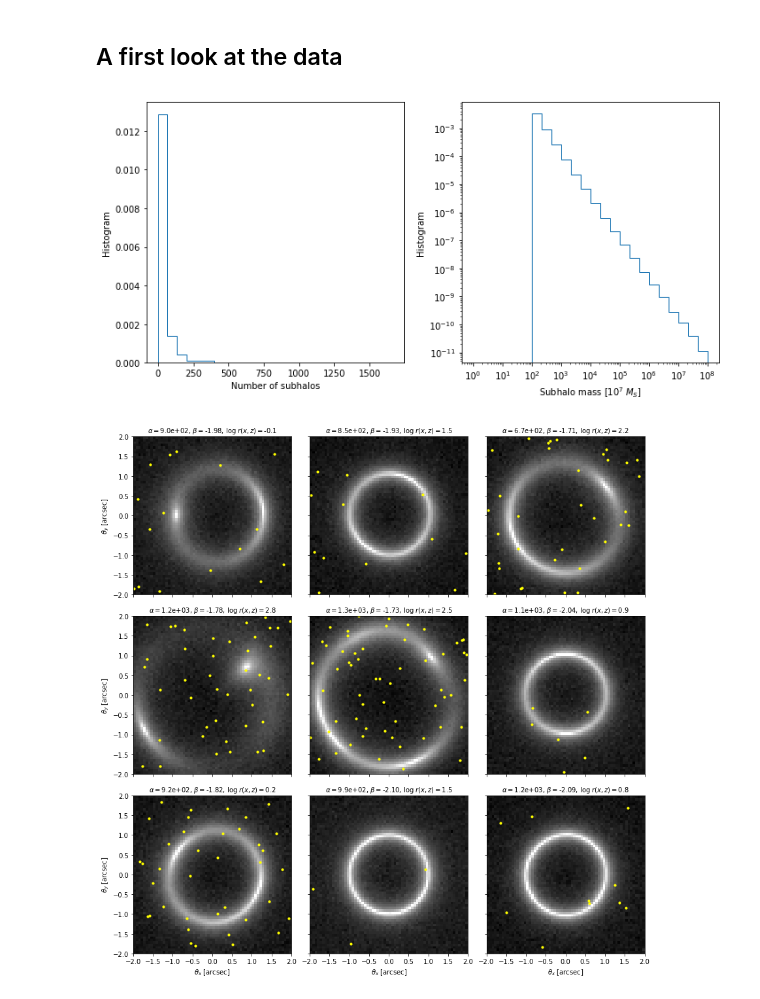
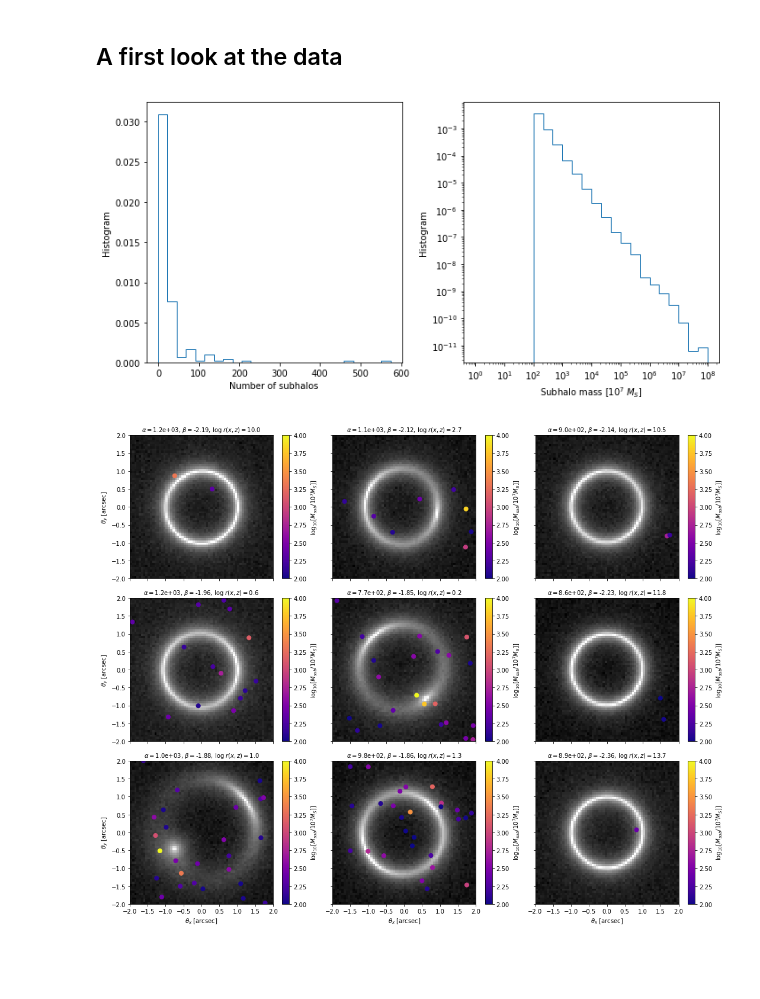
Before and after one commit to smsharma/mining-for-substructure-lens, a Jupyter notebook: notebooks/generate.ipynb, the cells around one changed output. Cells and saved outputs as stored; diff of their text form; code cells hidden in the pictures; blank space fills up the shorter version.

Commit message:
Generation from two composite hypotheses, improved subhalo visualization

```diff
--- a/notebooks/generate.ipynb
+++ b/notebooks/generate.ipynb
@@ -87,0 +84,10 @@ images, t_xz, log_r_xz, log_r_xz_uncertainties, latents = sim.rvs_score_ratio_to
+# %%
+y1 = np.ones(n_sims)
+
+x1, t_xz1, log_r_xz1, latents1 = sim.rvs_score_ratio(
+    alpha_mean,
+    beta_mean,
+    alpha,
+    beta,
+    n_sims
+)
@@ -88,8 +115,14 @@ images, t_xz, log_r_xz, log_r_xz_uncertainties, latents = sim.rvs_score_ratio_to
 # %%
+x = np.vstack((x0, x1))
+y = np.hstack((y0, y1))
+parameters = np.vstack((parameters, parameters))
+log_r_xz = np.hstack((log_r_xz0, log_r_xz1))
+t_xz = np.vstack((t_xz0, t_xz1))
+latents = latents0 + latents1
+
 r_xz = np.exp(log_r_xz, dtype=np.float64)
-y = np.zeros(n_sims)
 n_subs = np.array([v[0] for v in latents])
-m_subs = np.hstack([v[1] for v in latents])
+m_subs = [v[1] for v in latents]
 pos_subs = [np.vstack((v[2], v[3])).T for v in latents]
 # %%
 if not os.path.exists("../data"):
@@ -117,7 +149,7 @@ plt.ylabel(r'Histogram')
 # Masses
 ax = plt.subplot(1,2,2)
 bins = 10**(np.linspace(0, 8, 25))
-plt.hist(np.array(m_subs), bins=bins, histtype='step', density=True)
+plt.hist(np.hstack(m_subs), bins=bins, histtype='step', density=True)
 ax.set_xscale("log", nonposx='clip')
 ax.set_yscale("log", nonposy='clip')
 plt.xlabel(r'Subhalo mass [$10^7 \; M_S$]')
@@ -126,9 +158,9 @@ plt.ylabel(r'Histogram')
 plt.tight_layout()
 plt.show()
 # %% [output]
-[figure, old version]
+[figure, new version]
 # %%
-plt.figure(figsize=(12,12))
+plt.figure(figsize=(15,12))
 
 for i in [6,7,8,0,3,1,2,4,5]:
     if i == 6:
@@ -140,36 +172,49 @@ for i in [6,7,8,0,3,1,2,4,5]:
         ax_y = plt.subplot(3,3,i+1, sharex=ax_x)
     else:
         ax = plt.subplot(3,3,i+1, sharey=ax_y, sharex=ax_x)
 
-    plt.imshow(np.log10(images[i]), vmax=3.5, cmap='gist_gray', extent=(-2.,2.,-2.,2.), origin="lower")
-    plt.scatter(
-        pos_subs[i][:,0], pos_subs[i][:,1], s=10., color="yellow"
+    plt.imshow(
+        np.log10(x[i]),
+        vmax=3.5,
+        cmap='gist_gray',
+        extent=(-2.,2.,-2.,2.),
+        origin="lower"
     )
-
-
+    sc = plt.scatter(
+        pos_subs[i][:,0],
+        pos_subs[i][:,1],
+        s=50.,
+        c=np.log10(m_subs[i][:]),
+        cmap="plasma",
+        vmin=2.,
+        vmax=4.,
+    )
+    cbar = plt.colorbar(sc)
 
     plt.xlim(-2.,2.)
     plt.ylim(-2.,2.)
 
     description = r"$\alpha = ${:.1e}, $\beta = ${:.2f}, $\log \; r(x,z) = ${:.1f}".format(
             alpha[i],
             beta[i],
             log_r_xz[i]
         )
     plt.title(
         description,
         fontsize=10
     )
     if i in [6,7,8]:
         plt.xlabel(r"$\theta_x$ [arcsec]")
     else:
         plt.setp(plt.gca().get_xticklabels(), visible=False)
     if i in [0,3,6]:
         plt.ylabel(r"$\theta_y$ [arcsec]")
     else:
         plt.setp(plt.gca().get_yticklabels(), visible=False)
+    cbar.set_label(r'$\log_{10} [M_{sub} / 10^7 M_S]$]')
+
 
 plt.tight_layout()
 plt.show()
 # %% [output]
-[figure, old version]
+[figure, new version]
```
Also changed, not shown: parts of 7 cells of this notebook, 4 other files.
